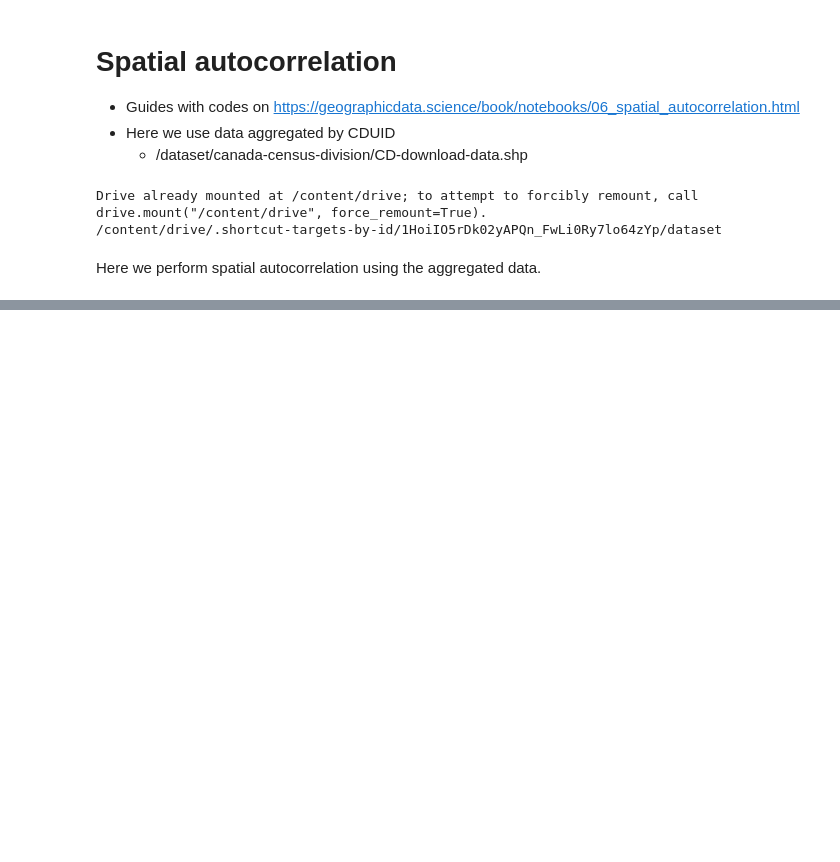
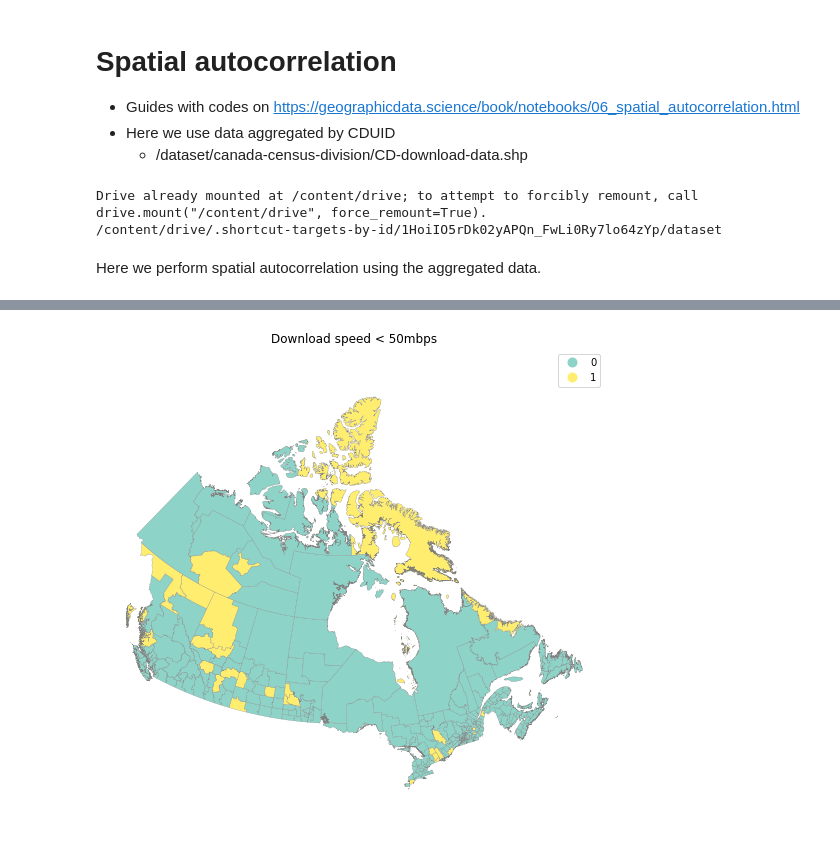
Before and after one commit to rennydoig/ssc22-case-comp, a Jupyter notebook: sonny_dir/D11-Spatial autocorrelation.ipynb, the cells around one changed output, grey strips where cells are left out. Saved outputs shown, nothing was run; the diff lists cells and outputs as text; code cells hidden in the pictures; blank space fills up the shorter version.

```diff
--- a/sonny_dir/D11-Spatial autocorrelation.ipynb
+++ b/sonny_dir/D11-Spatial autocorrelation.ipynb
@@ -49,0 +217,5 @@ dat[dat['PRNAME']=='Alberta'].plot()
+# %%
+# binary case: mbps < 50
+
+sub_dat['slow'] = (sub_dat['2021-Q4'] < 50).astype(int)
+sub_dat[['2021-Q4', 'slow']].tail()
@@ -49,0 +229,11 @@ dat[dat['PRNAME']=='Alberta'].plot()
+# %%
+f, ax = plt.subplots(1, figsize=(9, 9))
+sub_dat.plot(ax=ax, column='slow', categorical=True, legend=True,
+        edgecolor='0.5', linewidth=0.25, cmap='Set3',
+        figsize=(9, 9));
+ax.set_axis_off()
+ax.set_title('Download speed < 50mbps')
+plt.axis('equal')
+plt.show()
+# %% [output]
+[figure, added]
```
Also changed, not shown: parts of 18 cells of this notebook, 1 other file.
